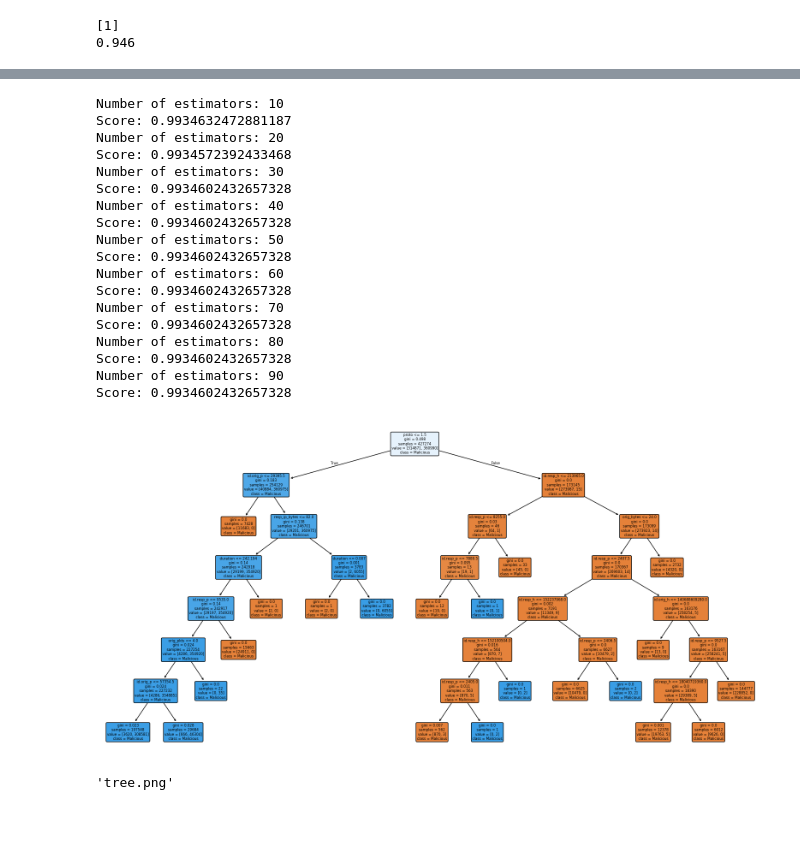
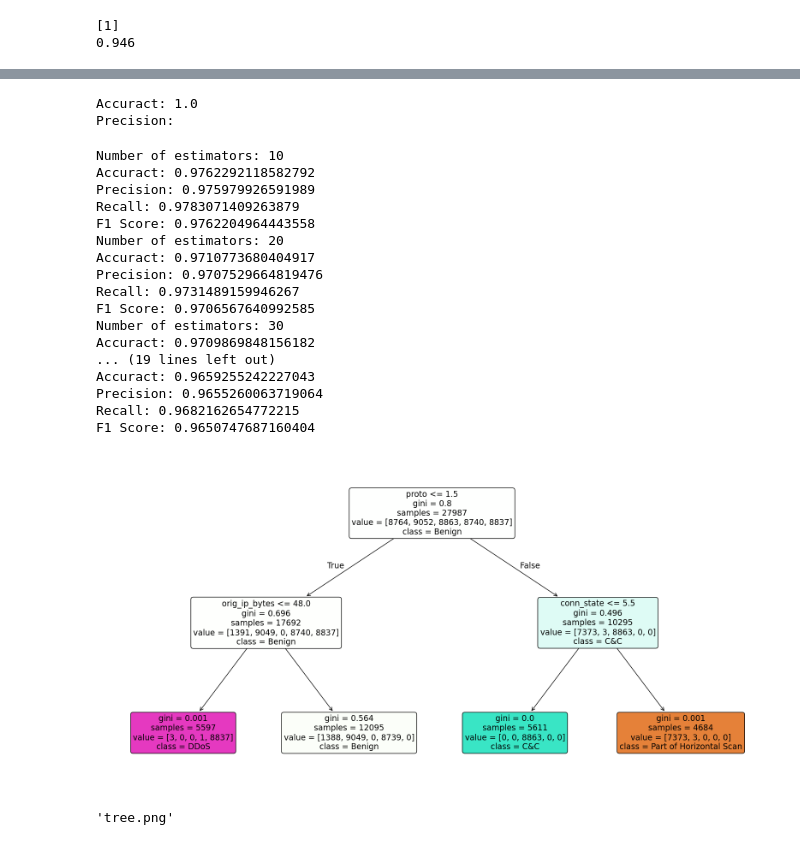
Before and after one commit to abhay-rag/ECE5565-network-traffic-classification, a Jupyter notebook: model.ipynb, the cells around one changed output, grey strips where cells are left out. Cells and saved outputs as stored; diff of their text form; code cells hidden in the pictures.

```diff
--- a/model.ipynb
+++ b/model.ipynb
@@ -231,0 +26,18 @@ df
+# %%
+df = pd.read_csv("adv_1_1_dataset.csv")
+print(len(df['id.orig_h']))
+df_2 = pd.read_csv("adv_7_1_dataset.csv")
+print(len(df_2['id.orig_h']))
+df_3 = pd.read_csv("adv_33_1_dataset.csv")
+print(len(df_3['id.orig_h']))
+
+df_concat = pd.concat([df,df_2, df_3])
+print(len(df_concat['id.orig_h']))
+
+sampled_df = df_concat.groupby('label').head(min(df_concat['label'].value_counts()))
+
+labels = sampled_df['label']
+sampled_df = sampled_df.drop(['label'], axis=1)
+print(labels.unique())
+print(len(labels))
+print(labels.value_counts())
@@ -232,51 +58,66 @@ df
 # %%
 from sklearn.model_selection import train_test_split
-X_train, X_test, y_train, y_test = train_test_split(df, labels, test_size=0.33, random_state=42)
+X_train, X_test, y_train, y_test = train_test_split(sampled_df, labels, test_size=0.20, random_state=42)
+# %%
+from sklearn import tree
+clf = tree.DecisionTreeClassifier()
+clf = clf.fit(X_train, y_train)
+
+print("Accuract: " + str(clf.score(X_test, y_test)))
+print("Precision: " + str())
+# %% [output]
+Accuract: 1.0
+Precision:
 # %%
-for n in range(10,100, 10):
+import sklearn.metrics as metrics
+
+for n in range(10,80, 10):
     print("Number of estimators: " + str(n))
-    clf = RandomForestClassifier(n_estimators=n, max_depth=7, random_state=0)
+    clf = RandomForestClassifier(n_estimators=n, max_depth=2, random_state=0)
     clf.fit(X_train, y_train)
-    print("Score: " + str(clf.score(X_test,y_test)))
+    predictions = clf.predict(X_test)
+    print("Accuract: " + str(metrics.accuracy_score(predictions, y_test)))
+    print("Precision: " + str(metrics.precision_score(predictions, y_test, average='macro')))
+    print("Recall: " + str(metrics.recall_score(predictions, y_test, average='macro')))
+    print("F1 Score: " + str(metrics.f1_score(predictions, y_test, average='macro')))
 # %% [output]
 Number of estimators: 10
-Score: 0.9934632472881187
+Accuract: 0.9762292118582792
+Precision: 0.975979926591989
+Recall: 0.9783071409263879
+F1 Score: 0.9762204964443558
 Number of estimators: 20
-Score: 0.9934572392433468
+Accuract: 0.9710773680404917
+Precision: 0.9707529664819476
+Recall: 0.9731489159946267
+F1 Score: 0.9706567640992585
 Number of estimators: 30
-Score: 0.9934602432657328
-Number of estimators: 40
-Score: 0.9934602432657328
-Number of estimators: 50
-Score: 0.9934602432657328
-Number of estimators: 60
-Score: 0.9934602432657328
-Number of estimators: 70
-Score: 0.9934602432657328
-Number of estimators: 80
-Score: 0.9934602432657328
-Number of estimators: 90
-Score: 0.9934602432657328
+Accuract: 0.9709869848156182
+... (19 lines left out)
+Accuract: 0.9659255242227043
+Precision: 0.9655260063719064
+Recall: 0.9682162654772215
+F1 Score: 0.9650747687160404
 # %%
 from sklearn import tree
 import graphviz
 
 tree_test = clf.estimators_[0]
 
 from sklearn.tree import plot_tree
 import matplotlib.pyplot as plt
 
 plt.figure(figsize=(20, 10))
 plot_tree(tree_test,
             feature_names=df.columns,
-            class_names=labels,
+            class_names=labels.unique(),
             filled=True, rounded=True)
 plt.show()
 
-dot_file=tree.export_graphviz(tree_test, out_file=None, feature_names=df.columns, class_names=labels, label="all")
+dot_file=tree.export_graphviz(tree_test, out_file=None, feature_names=sampled_df.columns, class_names=labels.unique(), label="all")
 
 graphiz_tree = graphviz.Source(dot_file)
 graphiz_tree.render("tree",format="png",  cleanup=True)
 # %% [output]
-[figure, old version]
+[figure, new version]
 'tree.png'
```
Also changed, not shown: parts of 16 cells of this notebook, 1 other file.
